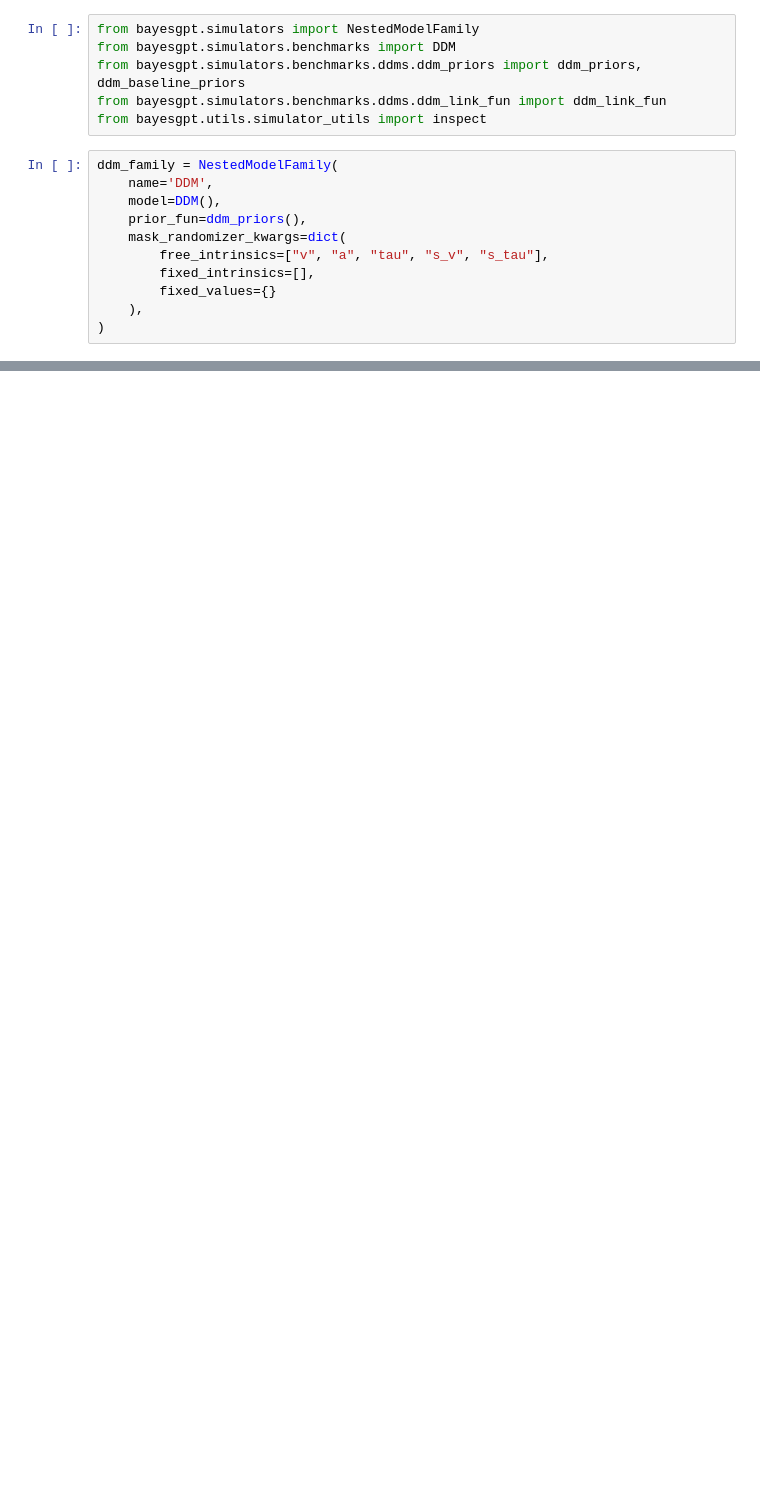
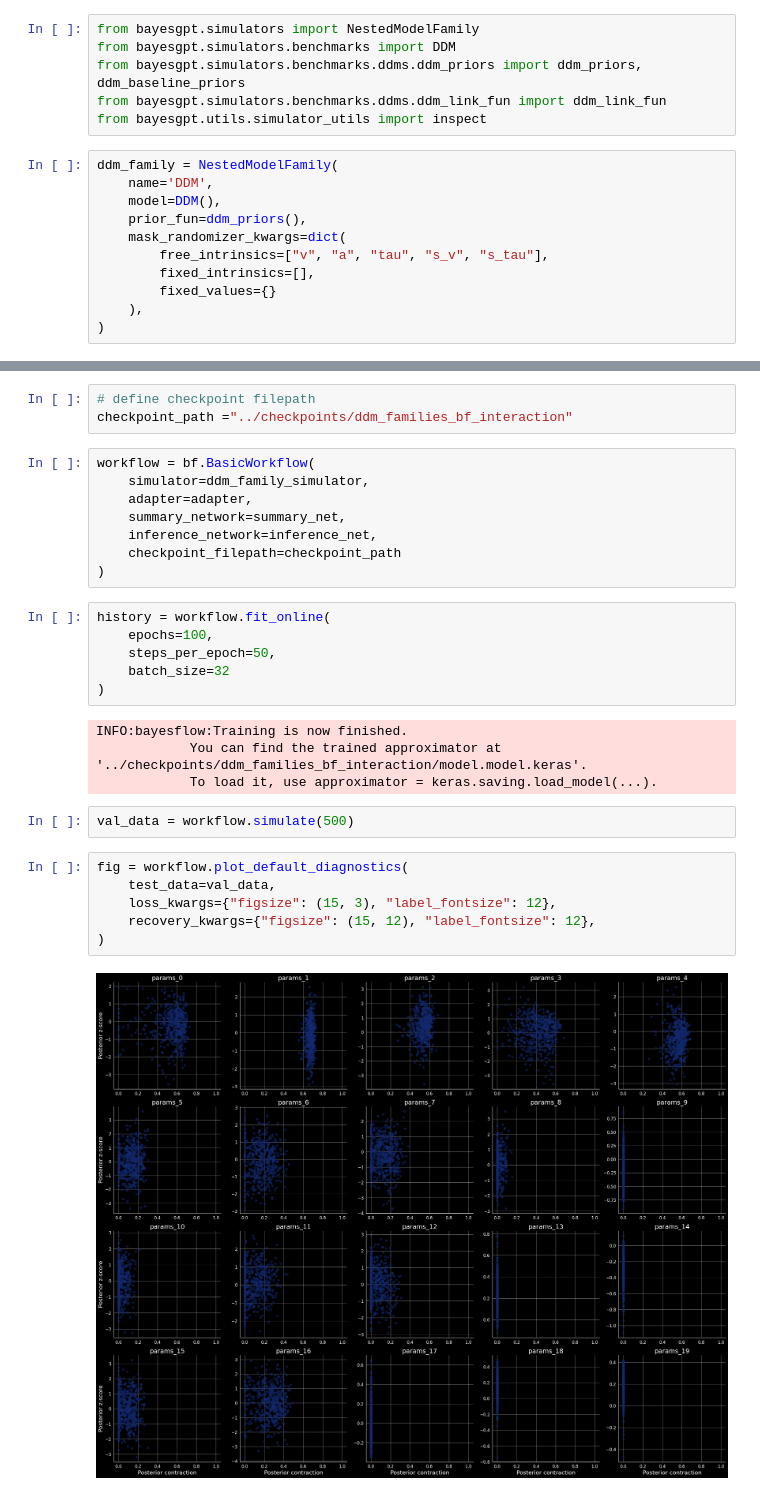
Before and after one commit to bayesflow-org/CogFormer, a Jupyter notebook: playgrounds/model_family_playground.ipynb, the cells around one changed output, grey strips where cells are left out. Drawn from its saved outputs; the diff is of its cells as text; blank space fills up the shorter version.

Commit message:
Update model family playground

```diff
--- a/playgrounds/model_family_playground.ipynb
+++ b/playgrounds/model_family_playground.ipynb
@@ -294,0 +134,31 @@ sns.histplot(samples["sim_data"]["rts"][0], kde=True, legend=False)
+# %%
+# define checkpoint filepath
+checkpoint_path ="../checkpoints/ddm_families_bf_interaction"
+# %%
+workflow = bf.BasicWorkflow(
+    simulator=ddm_family_simulator,
+    adapter=adapter,
+    summary_network=summary_net,
+    inference_network=inference_net,
+    checkpoint_filepath=checkpoint_path
+)
+# %%
+history = workflow.fit_online(
+    epochs=100,
+    steps_per_epoch=50,
+    batch_size=32
+)
+# %% [output]
+INFO:bayesflow:Training is now finished.
+            You can find the trained approximator at '../checkpoints/ddm_families_bf_interaction/model.model.keras'.
+            To load it, use approximator = keras.saving.load_model(...).
+# %%
+val_data = workflow.simulate(500)
+# %%
+fig = workflow.plot_default_diagnostics(
+    test_data=val_data,
+    loss_kwargs={"figsize": (15, 3), "label_fontsize": 12},
+    recovery_kwargs={"figsize": (15, 12), "label_fontsize": 12},
+)
+# %% [output]
+[figure, added]
```
Also changed, not shown: parts of 25 cells of this notebook, 1 other file.
